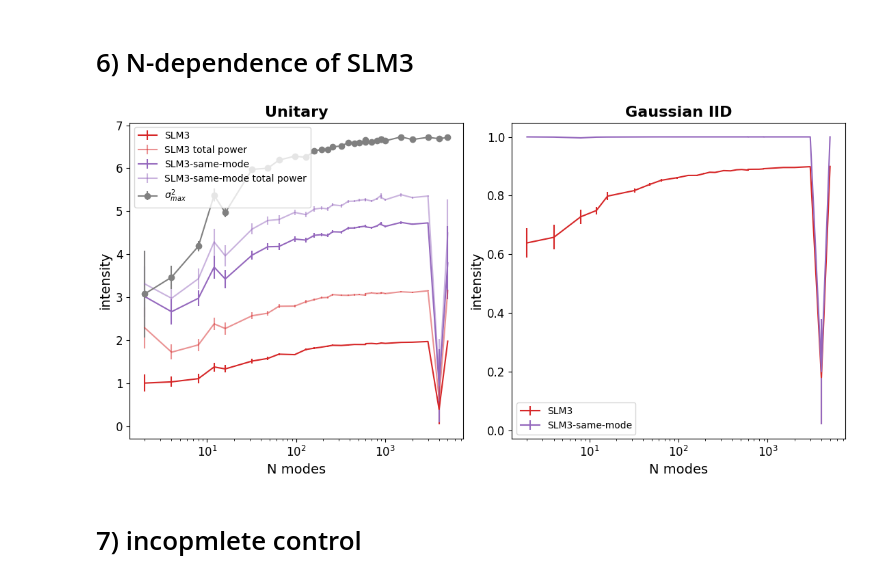
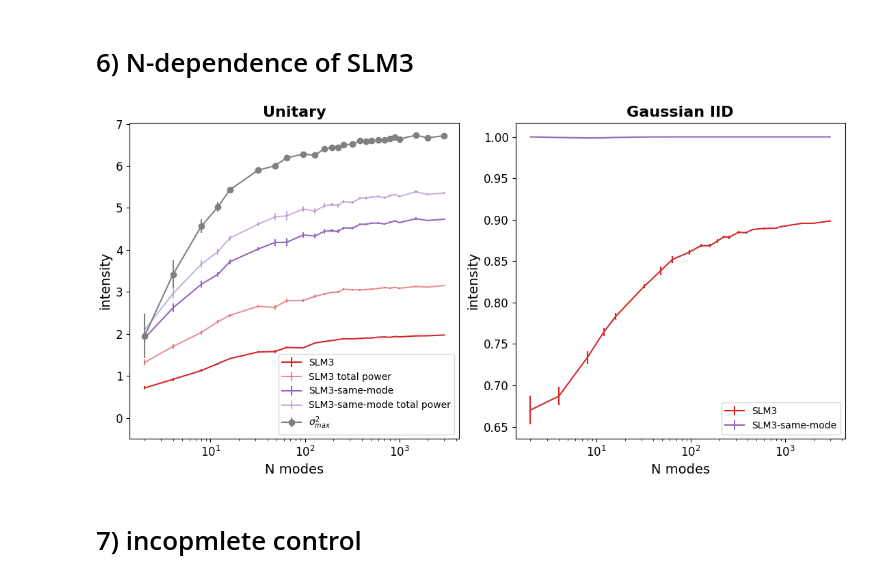
Before and after one commit to rubiaek/qwfs2, a Jupyter notebook: qwfs/view_plots.ipynb, the cells around one changed output. Drawn from its saved outputs; the diff is of its cells as text; code cells hidden in the pictures.

```diff
--- a/qwfs/view_plots.ipynb
+++ b/qwfs/view_plots.ipynb
@@ -325,6 +325,8 @@ paths = glob.glob(rf'{DATA_DIR}\N_dep\*_Nmodes_*')
 ress = [QWFSResult(path) for path in paths]
 Ns = np.array([re.findall('.*Nmodes_(\d+).npz', path)[0] for path in paths]).astype(float)
 Ns, ress = list(zip(*sorted(zip(Ns, ress), key=lambda pair: pair[0])))
+Ns, ress = list(Ns), list(ress)
+Ns, ress = Ns[:-2], ress[:-2]  # TODO: erase this
 
 colors = ['#1f77b4', '#ff7f0e', '#2ca02c', '#d62728', '#9467bd']
 
@@ -366,36 +368,37 @@ for ax, T_method in zip(axes, ress[0].T_methods[::-1]):
 
     times_N = False
     if times_N:
         effs_SLM3 *= Ns
         effs_SLM3_OPC *= Ns
         max_SVDs *= Ns
         tot_I_outs_SLM3 *= Ns
         tot_I_outs_SLM3_OPC *= Ns
 
     if not T_method == 'gaus_iid':
         lines = ax.errorbar(Ns, effs_SLM3, stds_SLM3, label='SLM3', color=colors[3])
         lines_OPC = ax.errorbar(Ns, effs_SLM3_OPC, stds_SLM3_OPC, label='SLM3-same-mode', color=colors[4])
-        ax.legend()
+        ax.legend(loc='lower right')
         ax.set_title(f'Gaussian IID', fontsize=16, fontweight='bold')
     else:
         lines = ax.errorbar(Ns, effs_SLM3, stds_SLM3, label='SLM3', color=colors[3])
         ax.errorbar(Ns, tot_I_outs_SLM3, tot_I_outs_std_SLM3, label='SLM3 total power', color=lines[0].get_c(), alpha=0.5)
         lines_OPC = ax.errorbar(Ns, effs_SLM3_OPC, stds_SLM3_OPC, label='SLM3-same-mode', color=colors[4])
         ax.errorbar(Ns, tot_I_outs_SLM3_OPC, tot_I_outs_std_SLM3_OPC, label='SLM3-same-mode total power', color=lines_OPC[0].get_c(), alpha=0.5)
         ax.errorbar(Ns, max_SVDs, max_SVDs_std, label=r'$\sigma_{max}^2$', marker='o', color='gray')
         # ax.legend(loc='upper center', bbox_to_anchor=(0.1, 0.9), ncol=2)
-        ax.legend()
+        ax.legend(loc='lower right')
+        ax.set_ylim((-0.5, None))
         ax.set_title(f'Unitary', fontsize=16, fontweight='bold')
 
     ax.set_xlabel('N modes', fontsize=14)
     ax.set_ylabel('intensity', fontsize=14)
     ax.tick_params(axis='both', labelsize=12)  # Adjust size for both x and y axes
 
     ax.set_xscale('log')
 
 fig.savefig(r"G:\My Drive\Projects\ScalingQWFS\Paper\Figures\N_dependence.png")
 # %% [output]
-[figure, old version]
+[figure, new version]
 # %% [markdown]
 # 7) incopmlete control
 # %%
```
Also changed, not shown: parts of 1 cell of this notebook, 20 other files.
